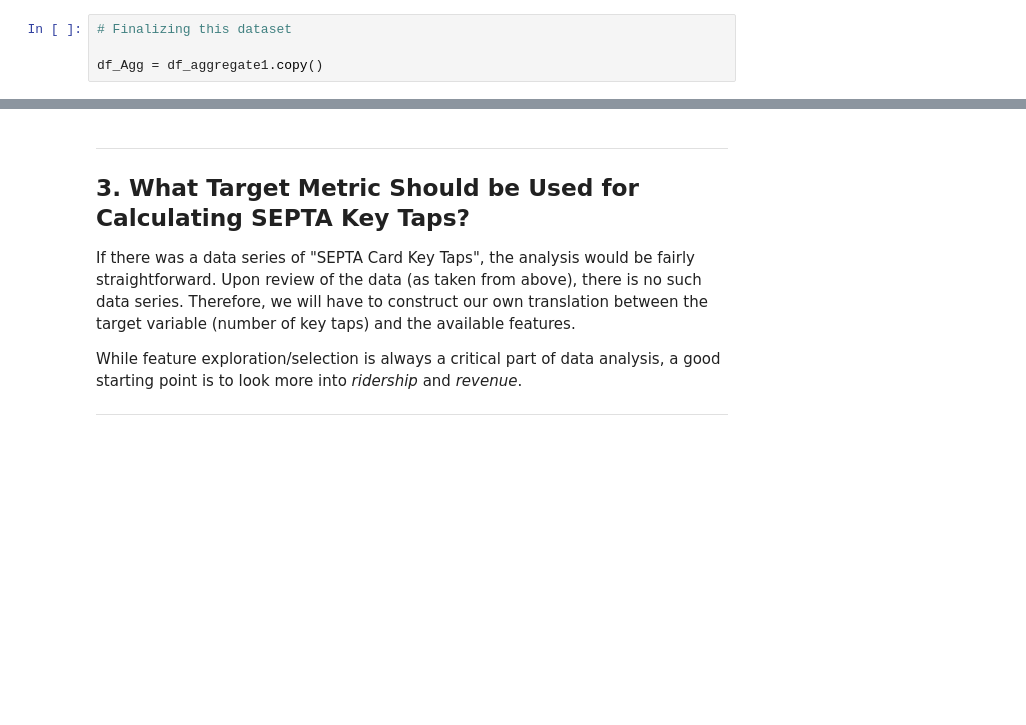
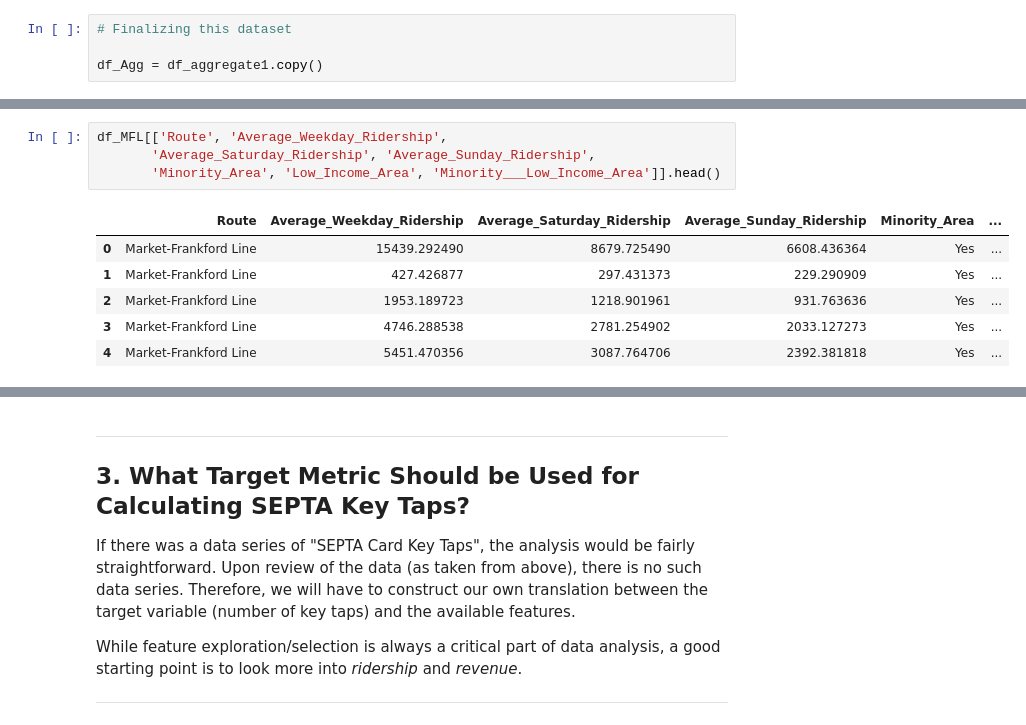
Before and after one commit to jafonte01/SEPTA-Competition-Project, a Jupyter notebook: iSepta Philly Project.ipynb, the cells around one changed output, grey strips where cells are left out. Drawn from its saved outputs; the diff is of its cells as text; blank space fills up the shorter version.

```diff
--- a/iSepta Philly Project.ipynb
+++ b/iSepta Philly Project.ipynb
@@ -337,0 +360,11 @@ df_Agg = df_aggregate1.copy()
+# %%
+df_MFL[['Route', 'Average_Weekday_Ridership',
+       'Average_Saturday_Ridership', 'Average_Sunday_Ridership',
+       'Minority_Area', 'Low_Income_Area', 'Minority___Low_Income_Area']].head()
+# %% [output]
+|  | Route | Average_Weekday_Ridership | Average_Saturday_Ridership | Average_Sunday_Ridership | Minority_Area | ... |
+| 0 | Market-Frankford Line | 15439.292490 | 8679.725490 | 6608.436364 | Yes | ... |
+| 1 | Market-Frankford Line | 427.426877 | 297.431373 | 229.290909 | Yes | ... |
+| 2 | Market-Frankford Line | 1953.189723 | 1218.901961 | 931.763636 | Yes | ... |
+| 3 | Market-Frankford Line | 4746.288538 | 2781.254902 | 2033.127273 | Yes | ... |
+| 4 | Market-Frankford Line | 5451.470356 | 3087.764706 | 2392.381818 | Yes | ... |
```
Also changed, not shown: parts of 10 cells of this notebook.
